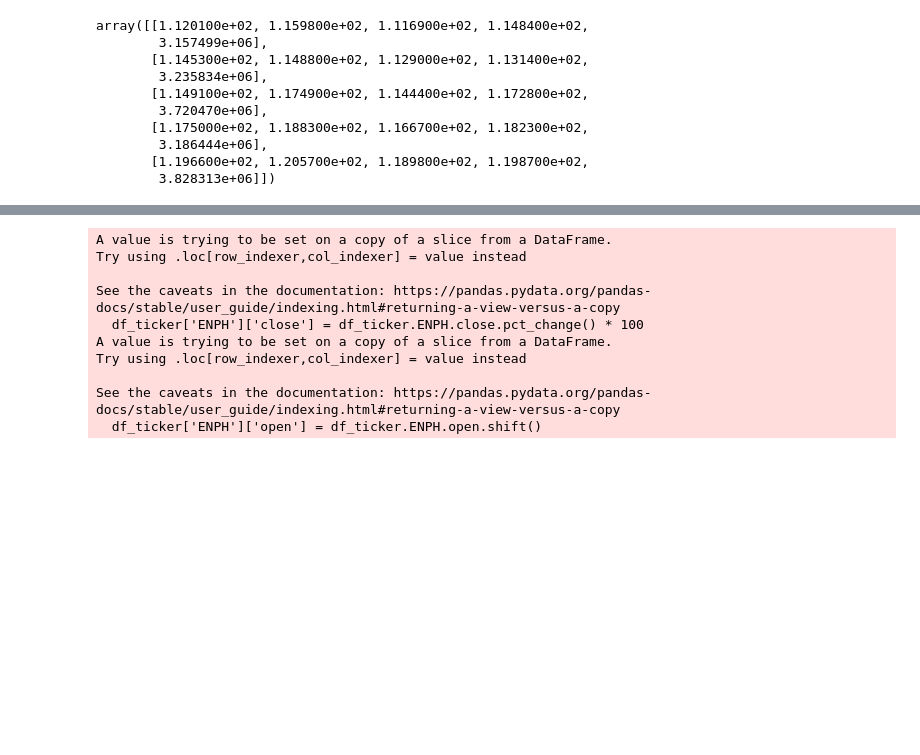
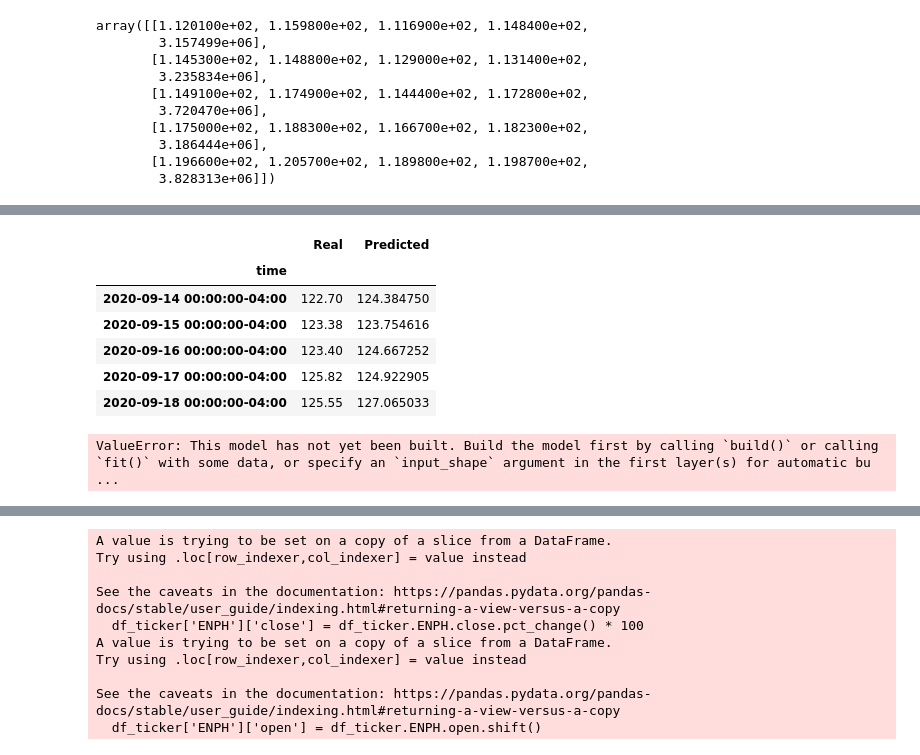
Before and after one commit to gitbitoli/Project_2_Team_Voltron, a Jupyter notebook: API _data.ipynb, the cells around one changed output, grey strips where cells are left out. Cells and saved outputs as stored; diff of their text form; code cells hidden in the pictures; blank space fills up the shorter version.

```diff
--- a/API _data.ipynb
+++ b/API _data.ipynb
@@ -158,7 +149,7 @@ X, y = window_data(df_ibm_ticker, window_size, feature_column, target_column)
 # %%
 # Use 70% of the data for training and the remaineder for testing
 data_train = int(.7 * len(X))
-X_train = X[:split - 1]
-X_test = X[split:]
-y_train = y[:split - 1]
-y_test = y[split:]
+X_train = X[:data_train - 1]
+X_test = X[data_train:]
+y_train = y[:data_train - 1]
+y_test = y[data_train:]
@@ -233,7 +227,15 @@ real_prices = y_test_scaler.inverse_transform(y_test.reshape(-1, 1))
 # %%
 # Create a DataFrame of Real and Predicted values
 stocks = pd.DataFrame({
     "Real": real_prices.ravel(),
     "Predicted": predicted_prices.ravel()
-}, index = df.index[-len(real_prices): ])
+}, index = df_ibm_ticker.index[-len(real_prices): ])
 stocks.head()
+# %% [output]
+|  | Real | Predicted |
+| time |  |  |
+| 2020-09-14 00:00:00-04:00 | 122.70 | 124.384750 |
+| 2020-09-15 00:00:00-04:00 | 123.38 | 123.754616 |
+| 2020-09-16 00:00:00-04:00 | 123.40 | 124.667252 |
+| 2020-09-17 00:00:00-04:00 | 125.82 | 124.922905 |
+| 2020-09-18 00:00:00-04:00 | 125.55 | 127.065033 |
@@ -240,2 +347,6 @@ stocks.head()
+# %%
+training_model(tickers)
+# %% [output]
+ValueError: This model has not yet been built. Build the model first by calling `build()` or calling `fit()` with some data, or specify an `input_shape` argument in the first layer(s) for automatic bu ...
 # %%
 df_ibm_ticker.columns
```
Also changed, not shown: parts of 11 cells of this notebook.
